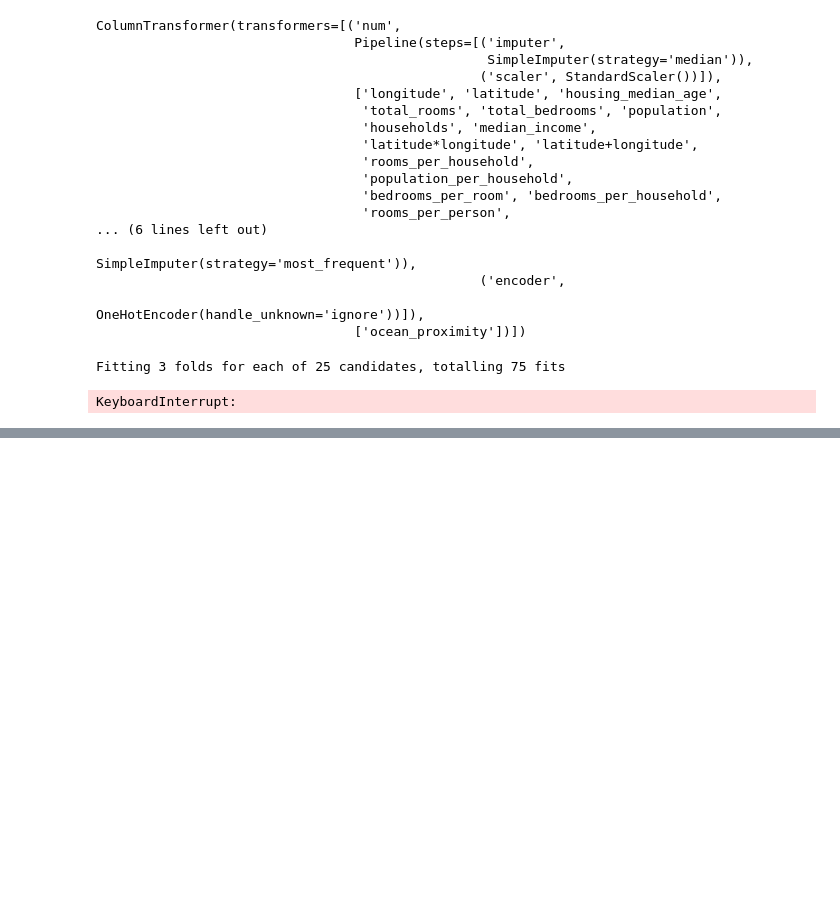
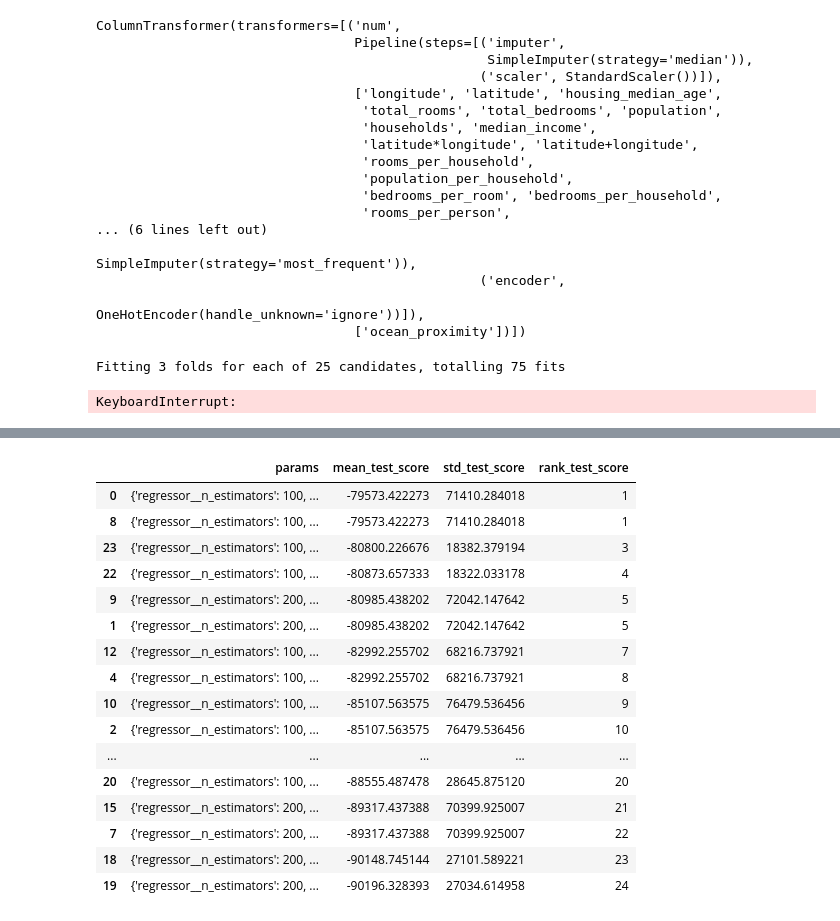
Before and after one commit to BertholdNeville/HousePriceML, a Jupyter notebook: HousePriceML.ipynb, the cells around one changed output, grey strips where cells are left out. Drawn from its saved outputs; the diff is of its cells as text; code cells hidden in the pictures; blank space fills up the shorter version.

```diff
--- a/HousePriceML.ipynb
+++ b/HousePriceML.ipynb
@@ -397,0 +415,29 @@ Fitting 5 folds for each of 16 candidates, totalling 80 fits
+# %%
+results = pd.DataFrame(search.cv_results_)
+
+leaderboard = results[[
+    "params",
+    "mean_test_score",
+    "std_test_score",
+    "rank_test_score"
+]].sort_values("rank_test_score")
+
+display(leaderboard)
+# %% [output]
+|  | params | mean_test_score | std_test_score | rank_test_score |
+| 0 | {'regressor__n_estimators': 100, ... | -79573.422273 | 71410.284018 | 1 |
+| 8 | {'regressor__n_estimators': 100, ... | -79573.422273 | 71410.284018 | 1 |
+| 23 | {'regressor__n_estimators': 100, ... | -80800.226676 | 18382.379194 | 3 |
+| 22 | {'regressor__n_estimators': 100, ... | -80873.657333 | 18322.033178 | 4 |
+| 9 | {'regressor__n_estimators': 200, ... | -80985.438202 | 72042.147642 | 5 |
+| 1 | {'regressor__n_estimators': 200, ... | -80985.438202 | 72042.147642 | 5 |
+| 12 | {'regressor__n_estimators': 100, ... | -82992.255702 | 68216.737921 | 7 |
+| 4 | {'regressor__n_estimators': 100, ... | -82992.255702 | 68216.737921 | 8 |
+| 10 | {'regressor__n_estimators': 100, ... | -85107.563575 | 76479.536456 | 9 |
+| 2 | {'regressor__n_estimators': 100, ... | -85107.563575 | 76479.536456 | 10 |
+| ... | ... | ... | ... | ... |
+| 20 | {'regressor__n_estimators': 100, ... | -88555.487478 | 28645.875120 | 20 |
+| 15 | {'regressor__n_estimators': 200, ... | -89317.437388 | 70399.925007 | 21 |
+| 7 | {'regressor__n_estimators': 200, ... | -89317.437388 | 70399.925007 | 22 |
+| 18 | {'regressor__n_estimators': 200, ... | -90148.745144 | 27101.589221 | 23 |
+| 19 | {'regressor__n_estimators': 200, ... | -90196.328393 | 27034.614958 | 24 |
```
Also changed, not shown: parts of 4 cells of this notebook.
